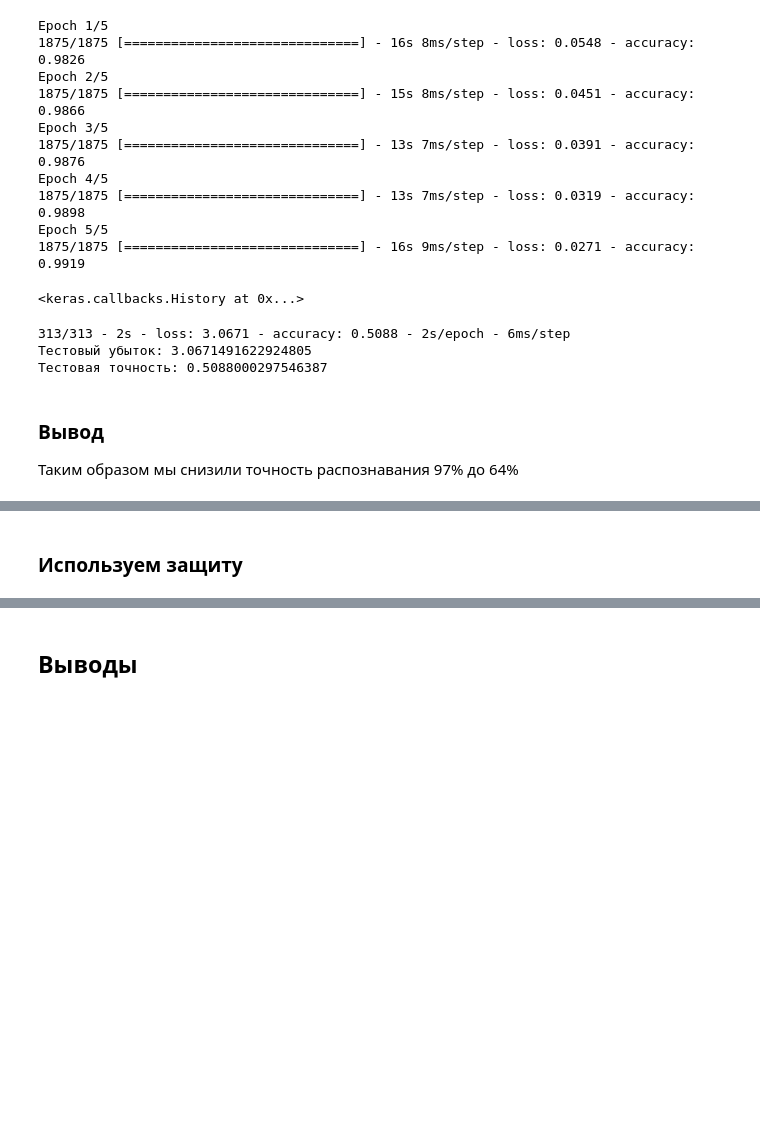
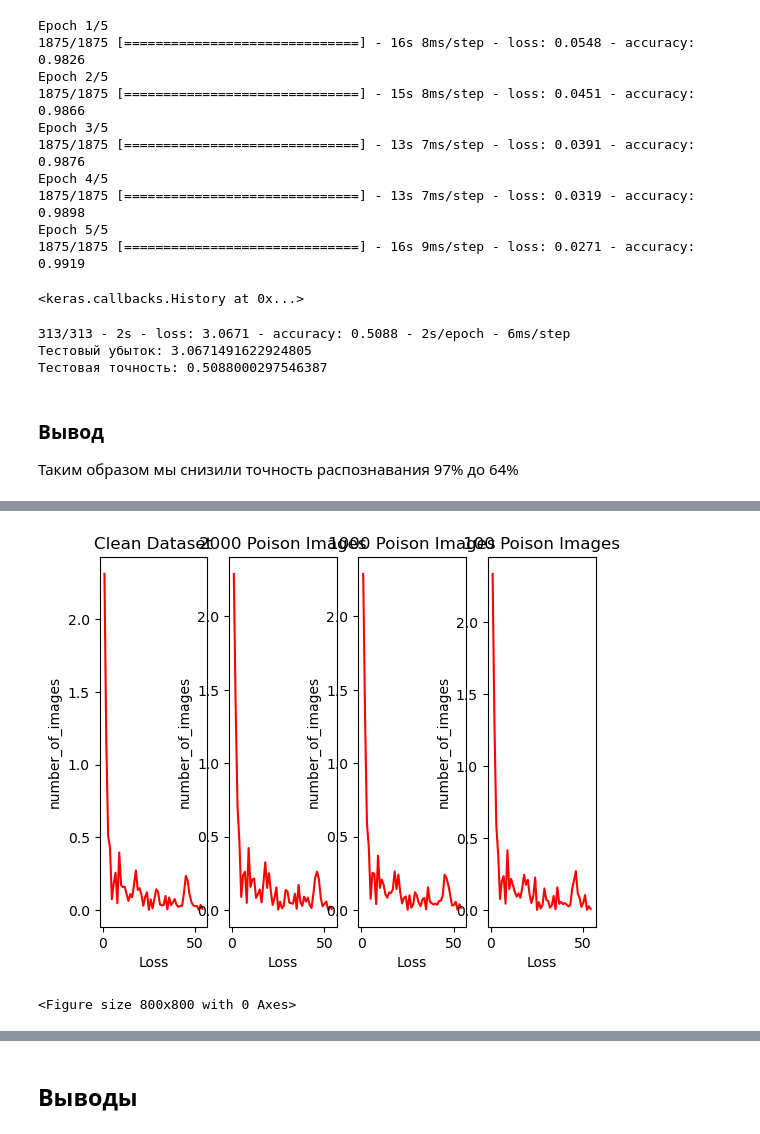
Before and after one commit to Zorinal/ModelShield, a Jupyter notebook: practice/Final.ipynb, the cells around one changed output, grey strips where cells are left out. Drawn from its saved outputs; the diff is of its cells as text; code cells hidden in the pictures; blank space fills up the shorter version.

```diff
--- a/practice/Final.ipynb
+++ b/practice/Final.ipynb
@@ -709,6 +756,7 @@ torch.Size([1, 28, 28])
 # %%
-dataset = TensorDataset(tensor_data, tensor_lables)
-dataloader = DataLoader(dataset, batch_size=32)
+clean_dataset = TensorDataset(clean_tensor_data,clean_tensor_lables)
+clean_dataloader = DataLoader(clean_dataset, batch_size=32)
+clean_pred = []
 # %%
 accuracy = Accuracy(task = 'multiclass',num_classes = 10)
 for i in range(epochs):
@@ -760,5 +836,7 @@ for i in range(epochs):
         pr_tr_acc = poison_acc(out.argmax(dim = 1),label.argmax(dim=1)).item()
         loss.backward()
         pos_opt.step()
-        if _ % 100 == 0:
+        if _ % 50 == 0:
             print(f"Epoch: {i}, Loss:{loss.item(): .4f}, accuracy: {pr_tr_acc}")
+            poison_accL.append(pr_tr_acc)
+            poison_loss.append(loss)
@@ -797,9 +857,10 @@ for i in range(epochs):
         out = thCNN(inputs)
         loss = Celoss(out,label)
         th_tr_acc = th_accuracy(out.argmax(dim = 1),label.argmax(dim=1)).item()
-        #acccuracy += th_tr_acc
         loss.backward()
         th_opt.step()
-        if _ % 100 == 0:
+        if _ % 50 == 0:
             print(f"Epoch: {i}, Loss:{loss.item(): .4f}, accuracy: {th_tr_acc}")
+            thous_acc.append(th_tr_acc)
+            thous_loss.append(loss)
 # %% [output]
@@ -836,7 +897,10 @@ for i in range(epochs):
         out = hundredCNN(inputs)
         loss = Celoss(out,label)
         h_tr_acc = h_accuracy(out.argmax(dim = 1),label.argmax(dim=1)).item()
+
         loss.backward()
         h_opt.step()
-        if _ % 100 == 0:
+        if _ % 50 == 0:
             print(f"Epoch: {i}, Loss:{loss.item(): .4f}, accuracy: {h_tr_acc}")
+            hundred_loss.append(loss)
+            hundred_acc.append(h_tr_acc)
@@ -843,2 +924,0 @@ for i in range(epochs):
-# %% [markdown]
-### Используем защиту
@@ -854,0 +925,40 @@ predict
+# %%
+clean_loss = list(map(float, clean_loss))
+clean_acc = list(map(float, clean_acc))
+
+poison_loss = list(map(float, poison_loss))
+poison_accL = list(map(float, poison_accL))
+thous_loss = list(map(float, thous_loss))
+thous_acc = list(map(float, thous_acc))
+
+hundred_loss = list(map(float, hundred_loss))
+hundred_acc = list(map(float, hundred_acc))
+
+fig, axes = plt.subplots(1,4)
+axes[0].plot( number_of_images, clean_loss, color = 'red')
+axes[0].set_xlabel('Loss')
+axes[0].set_ylabel('number_of_images')
+axes[0].set_title('Clean Dataset')
+
+axes[1].plot(number_of_images, poison_loss, color = 'red')
+axes[1].set_xlabel('Loss')
+axes[1].set_ylabel('number_of_images')
+axes[1].set_title('2000 Poison Images')
+
+axes[2].plot( number_of_images,thous_loss, color = 'red')
+axes[2].set_xlabel('Loss')
+axes[2].set_ylabel('number_of_images')
+axes[2].set_title('1000 Poison Images')
+
+axes[3].plot(number_of_images,hundred_loss, color = 'red')
+axes[3].set_xlabel('Loss')
+axes[3].set_ylabel('number_of_images')
+axes[3].set_title('100 Poison Images')
+
+
+
+figure(figsize=(10, 10), dpi=80)
+plt.show()
+# %% [output]
+[figure, added]
+<Figure size 800x800 with 0 Axes>
```
Also changed, not shown: parts of 31 cells of this notebook.
